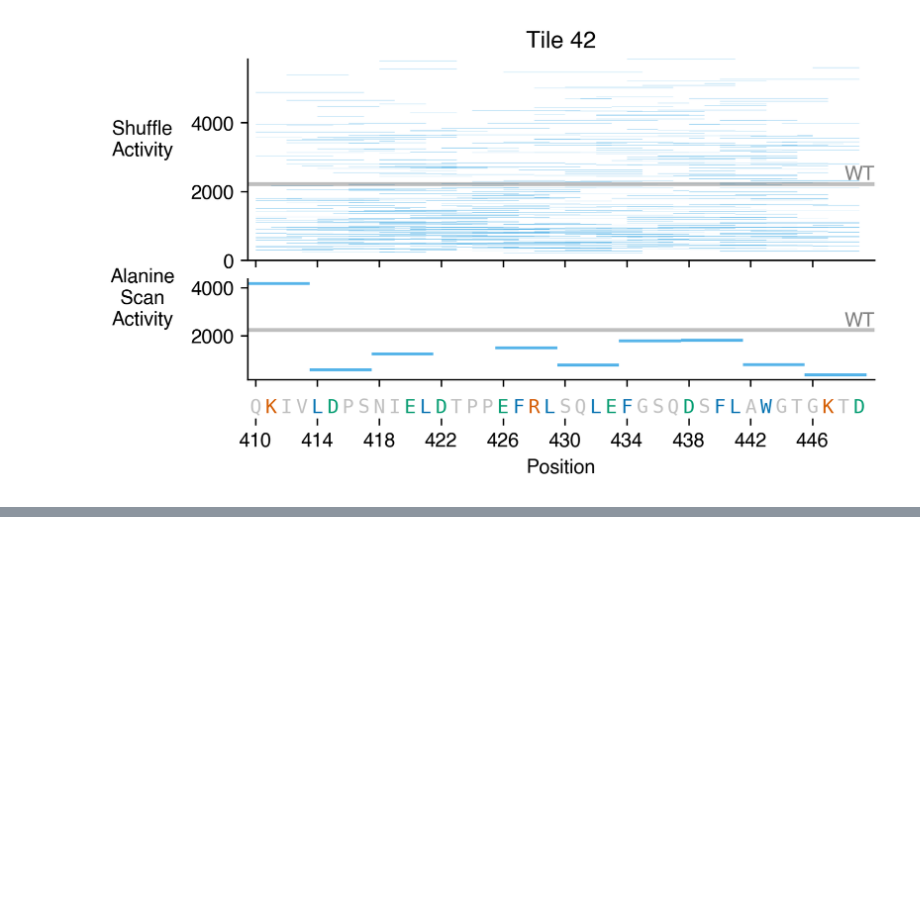
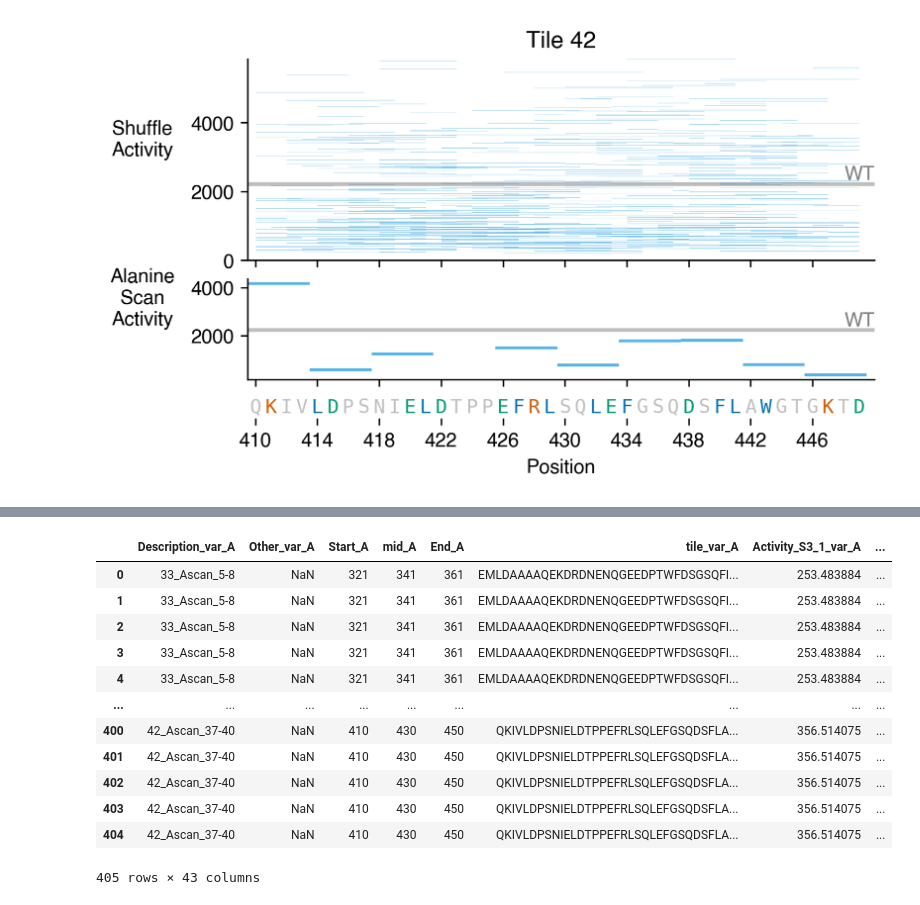
Before and after one commit to sanjanakotha/sog1, a Jupyter notebook: notebooks/Motifs.ipynb, the cells around one changed output, grey strips where cells are left out. Saved outputs shown, nothing was run; the diff lists cells and outputs as text; code cells hidden in the pictures; blank space fills up the shorter version.

```diff
--- a/notebooks/Motifs.ipynb
+++ b/notebooks/Motifs.ipynb
@@ -694,0 +736,21 @@ for tile_num in list(set(shuffle_vars_with_diff["tile"]) & set(Ascan_s_with_diff
+# %%
+shuffle_Ascan_lined_up = pd.merge(Ascan_s_with_diff,
+         shuffle_vars_with_diff,
+         suffixes = ("_A", "_shuffle"),
+         left_on = ["var_start", "var_end_adj", "tile_num"],
+         right_on = ["pos_start", "pos_end", "tile_num"])
+shuffle_Ascan_lined_up
+# %% [output]
+|  | Description_var_A | Other_var_A | Start_A | mid_A | End_A | tile_var_A | Activity_S3_1_var_A | ... |
+| 0 | 33_Ascan_5-8 | NaN | 321 | 341 | 361 | EMLDAAAAQEKDRDNENQGEEDPTWFDSGSQFI... | 253.483884 | ... |
+| 1 | 33_Ascan_5-8 | NaN | 321 | 341 | 361 | EMLDAAAAQEKDRDNENQGEEDPTWFDSGSQFI... | 253.483884 | ... |
+| 2 | 33_Ascan_5-8 | NaN | 321 | 341 | 361 | EMLDAAAAQEKDRDNENQGEEDPTWFDSGSQFI... | 253.483884 | ... |
+| 3 | 33_Ascan_5-8 | NaN | 321 | 341 | 361 | EMLDAAAAQEKDRDNENQGEEDPTWFDSGSQFI... | 253.483884 | ... |
+| 4 | 33_Ascan_5-8 | NaN | 321 | 341 | 361 | EMLDAAAAQEKDRDNENQGEEDPTWFDSGSQFI... | 253.483884 | ... |
+| ... | ... | ... | ... | ... | ... | ... | ... | ... |
+| 400 | 42_Ascan_37-40 | NaN | 410 | 430 | 450 | QKIVLDPSNIELDTPPEFRLSQLEFGSQDSFLA... | 356.514075 | ... |
+| 401 | 42_Ascan_37-40 | NaN | 410 | 430 | 450 | QKIVLDPSNIELDTPPEFRLSQLEFGSQDSFLA... | 356.514075 | ... |
+| 402 | 42_Ascan_37-40 | NaN | 410 | 430 | 450 | QKIVLDPSNIELDTPPEFRLSQLEFGSQDSFLA... | 356.514075 | ... |
+| 403 | 42_Ascan_37-40 | NaN | 410 | 430 | 450 | QKIVLDPSNIELDTPPEFRLSQLEFGSQDSFLA... | 356.514075 | ... |
+| 404 | 42_Ascan_37-40 | NaN | 410 | 430 | 450 | QKIVLDPSNIELDTPPEFRLSQLEFGSQDSFLA... | 356.514075 | ... |
+405 rows × 43 columns
```
Also changed, not shown: parts of 15 cells of this notebook, 45 other files.
